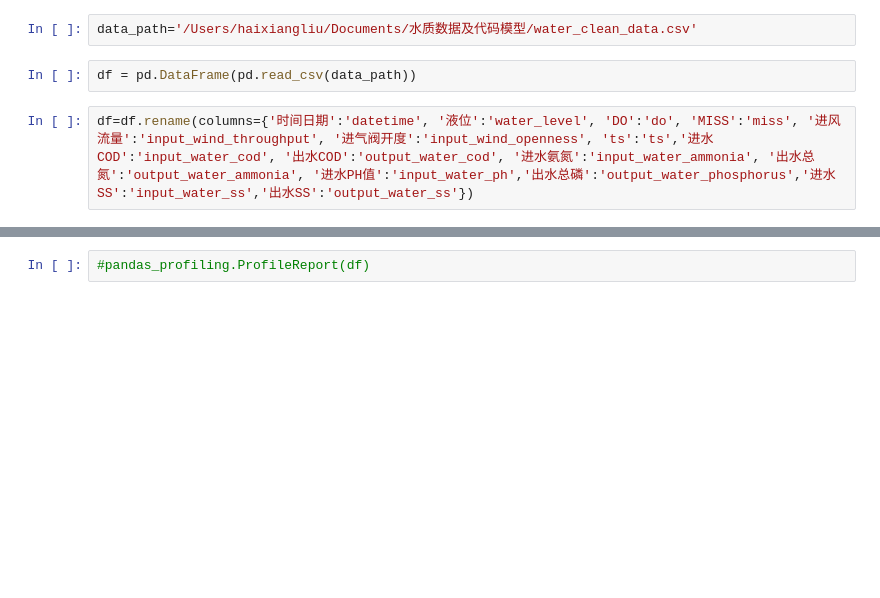
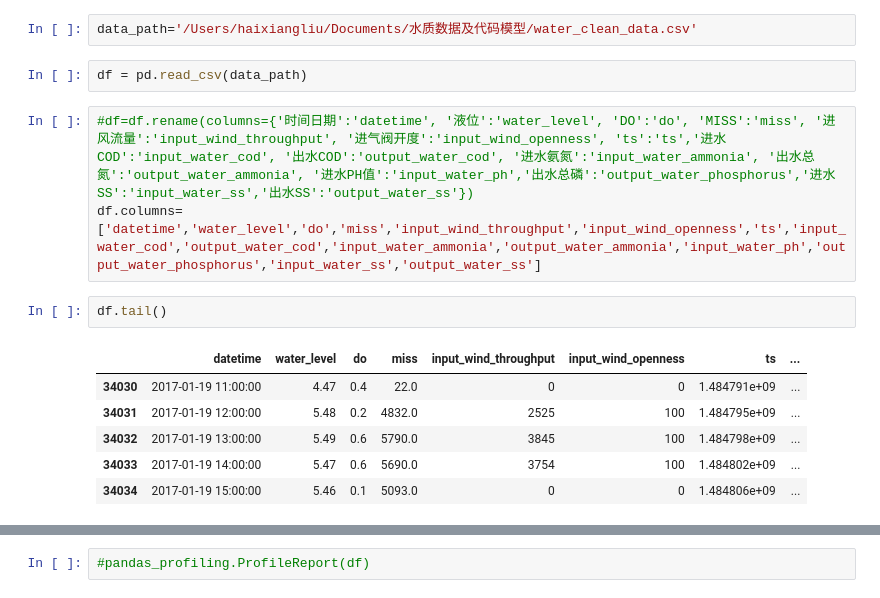
Before and after one commit to MyLearningTest/prediction_model, a Jupyter notebook: script/Analyze.ipynb, the cells around one changed output, grey strips where cells are left out. Cells and saved outputs as stored; diff of their text form; blank space fills up the shorter version.

```diff
--- a/script/Analyze.ipynb
+++ b/script/Analyze.ipynb
@@ -4,6 +4,16 @@ import numpy as np
 # %%
 data_path='/Users/haixiangliu/Documents/水质数据及代码模型/water_clean_data.csv'
 # %%
-df = pd.DataFrame(pd.read_csv(data_path))
+df = pd.read_csv(data_path)
 # %%
-df=df.rename(columns={'时间日期':'datetime', '液位':'water_level', 'DO':'do', 'MISS':'miss', '进风流量':'input_wind_throughput', '进气阀开度':'input_wind_openness', 'ts':'ts','进水COD':'input_water_cod', '出水COD':'output_water_cod', '进水氨氮':'input_water_ammonia', '出水总氮':'output_water_ammonia', '进水PH值':'input_water_ph','出水总磷':'output_water_phosphorus','进水SS':'input_water_ss','出水SS':'output_water_ss'})
+#df=df.rename(columns={'时间日期':'datetime', '液位':'water_level', 'DO':'do', 'MISS':'miss', '进风流量':'input_wind_throughput', '进气阀开度':'input_wind_openness', 'ts':'ts','进水COD':'input_water_cod', '出水COD':'output_water_cod', '进水氨氮':'input_water_ammonia', '出水总氮':'output_water_ammonia', '进水PH值':'input_water_ph','出水总磷':'output_water_phosphorus','进水SS':'input_water_ss','出水SS':'output_water_ss'})
+df.columns=['datetime','water_level','do','miss','input_wind_throughput','input_wind_openness','ts','input_water_cod','output_water_cod','input_water_ammonia','output_water_ammonia','input_water_ph','output_water_phosphorus','input_water_ss','output_water_ss']
+# %%
+df.tail()
+# %% [output]
+|  | datetime | water_level | do | miss | input_wind_throughput | input_wind_openness | ts | ... |
+| 34030 | 2017-01-19 11:00:00 | 4.47 | 0.4 | 22.0 | 0 | 0 | 1.484791e+09 | ... |
+| 34031 | 2017-01-19 12:00:00 | 5.48 | 0.2 | 4832.0 | 2525 | 100 | 1.484795e+09 | ... |
+| 34032 | 2017-01-19 13:00:00 | 5.49 | 0.6 | 5790.0 | 3845 | 100 | 1.484798e+09 | ... |
+| 34033 | 2017-01-19 14:00:00 | 5.47 | 0.6 | 5690.0 | 3754 | 100 | 1.484802e+09 | ... |
+| 34034 | 2017-01-19 15:00:00 | 5.46 | 0.1 | 5093.0 | 0 | 0 | 1.484806e+09 | ... |
```
Also changed, not shown: parts of 4 cells of this notebook.
